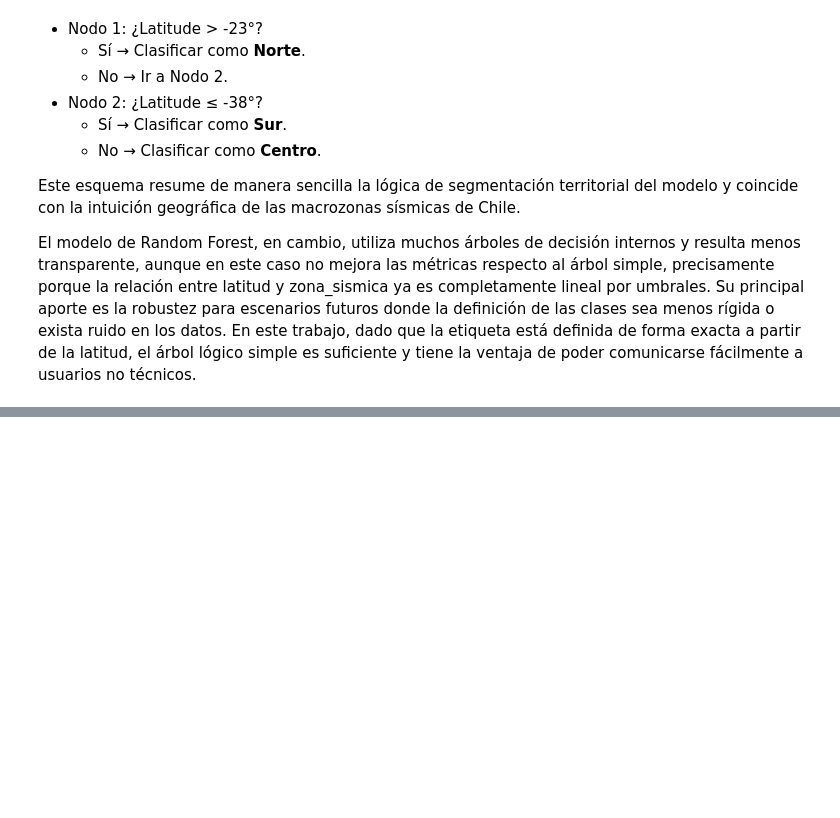
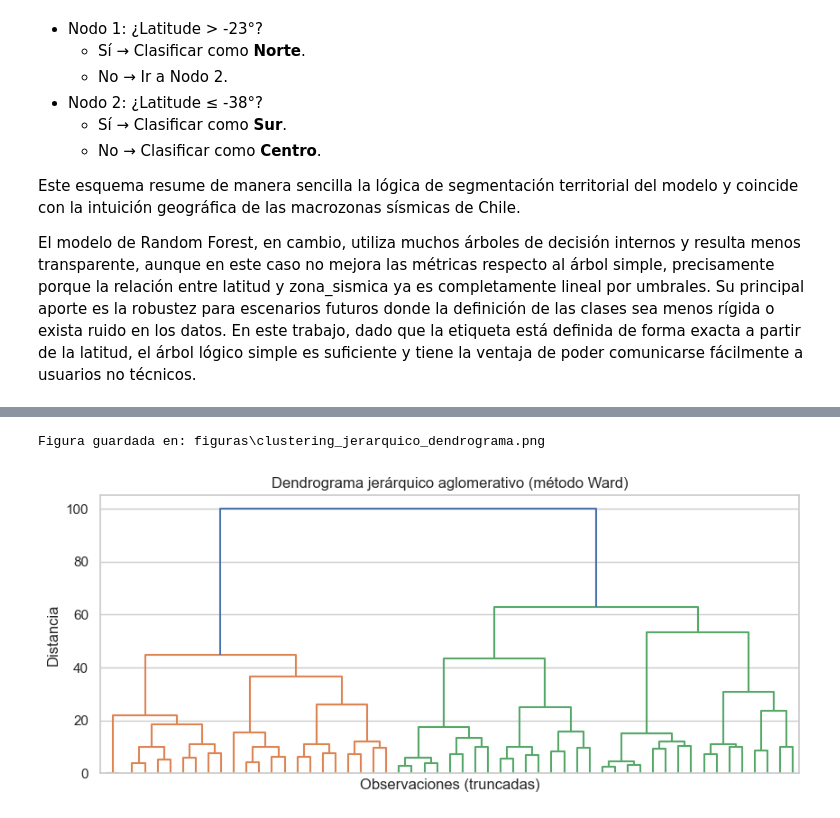
Before and after one commit to NicolasCardenas1/EV3_BI, a Jupyter notebook: EV3_BI.ipynb, the cells around one changed output, grey strips where cells are left out. Cells and saved outputs as stored; diff of their text form; code cells hidden in the pictures; blank space fills up the shorter version.

Commit message:
Falta método cientifico
Falta método cientifico

```diff
--- a/EV3_BI.ipynb
+++ b/EV3_BI.ipynb
@@ -479,0 +488,40 @@ Este árbol fue dibujado en Draw.io y exportado como imagen para incluirlo en el
+# %%
+# =============================================================================
+# 6.1 Clustering jerárquico aditivo (aglomerativo) – Dendrograma
+# =============================================================================
+
+from sklearn.preprocessing import StandardScaler
+from scipy.cluster.hierarchy import linkage, dendrogram
+
+# Variables numéricas a usar en el clustering
+features_clust = ["Latitude", "Longitude", "Depth", "Magnitude"]
+
+# Filtrar filas con datos completos
+df_clust = df.dropna(subset=features_clust + ["zona_sismica"]).copy()
+
+X_clust = df_clust[features_clust].values
+
+# Estandarización de variables
+scaler_clust = StandardScaler()
+X_clust_scaled = scaler_clust.fit_transform(X_clust)
+
+# Matriz de enlace jerárquico (método Ward, aglomerativo)
+Z = linkage(X_clust_scaled, method="ward")
+
+# Dendrograma truncado para no saturar el gráfico
+fig, ax = plt.subplots(figsize=(10, 4))
+dendrogram(
+    Z,
+    truncate_mode="level",  # muestra solo los últimos niveles
+    p=5,                    # profundidad del truncado
+    no_labels=True
+)
+ax.set_title("Dendrograma jerárquico aglomerativo (método Ward)")
+ax.set_xlabel("Observaciones (truncadas)")
+ax.set_ylabel("Distancia")
+
+guardar_figura(fig, "clustering_jerarquico_dendrograma")
+plt.show()
+# %% [output]
+Figura guardada en: figuras\clustering_jerarquico_dendrograma.png
+[figure, added]
```
Also changed, not shown: parts of 4 cells of this notebook, 3 other files.
